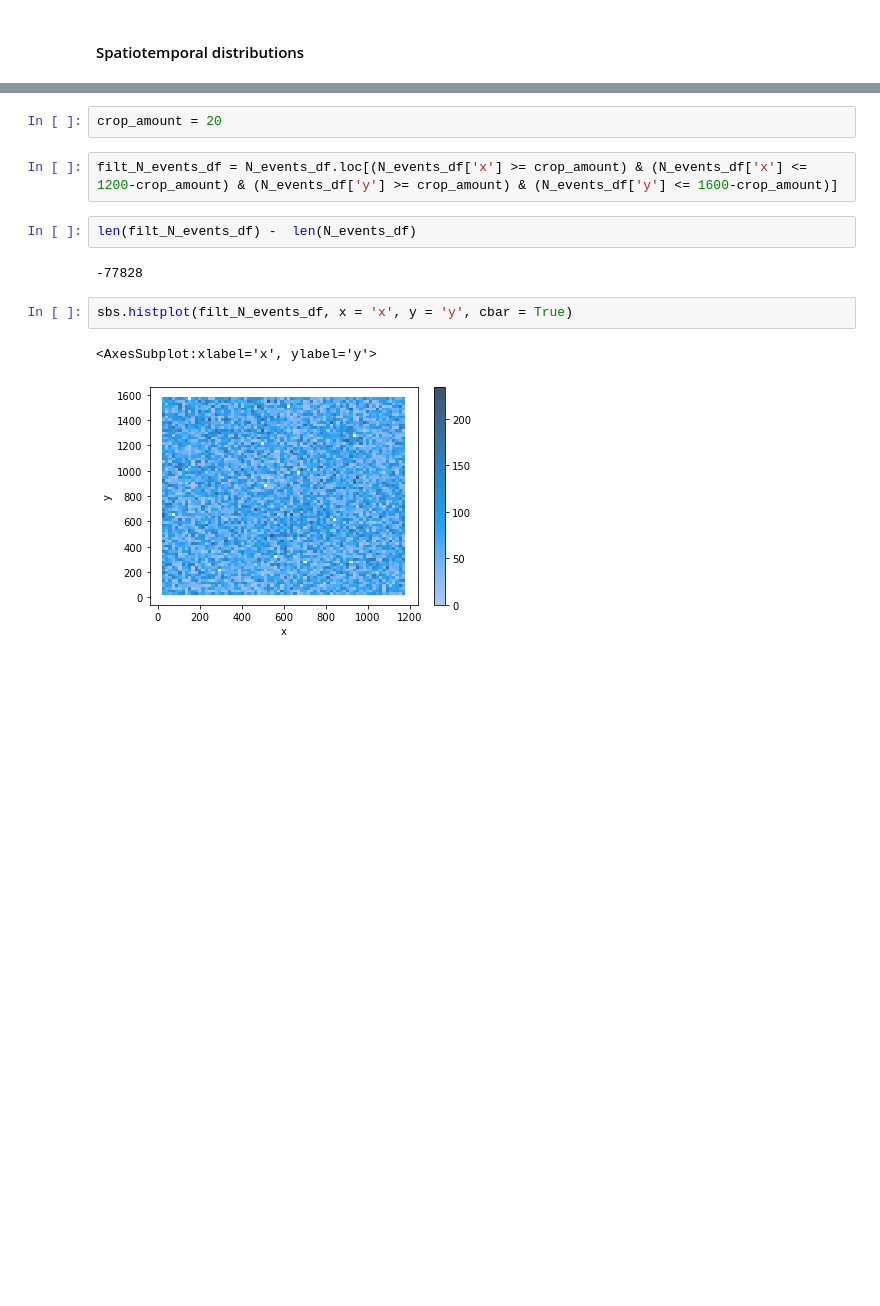
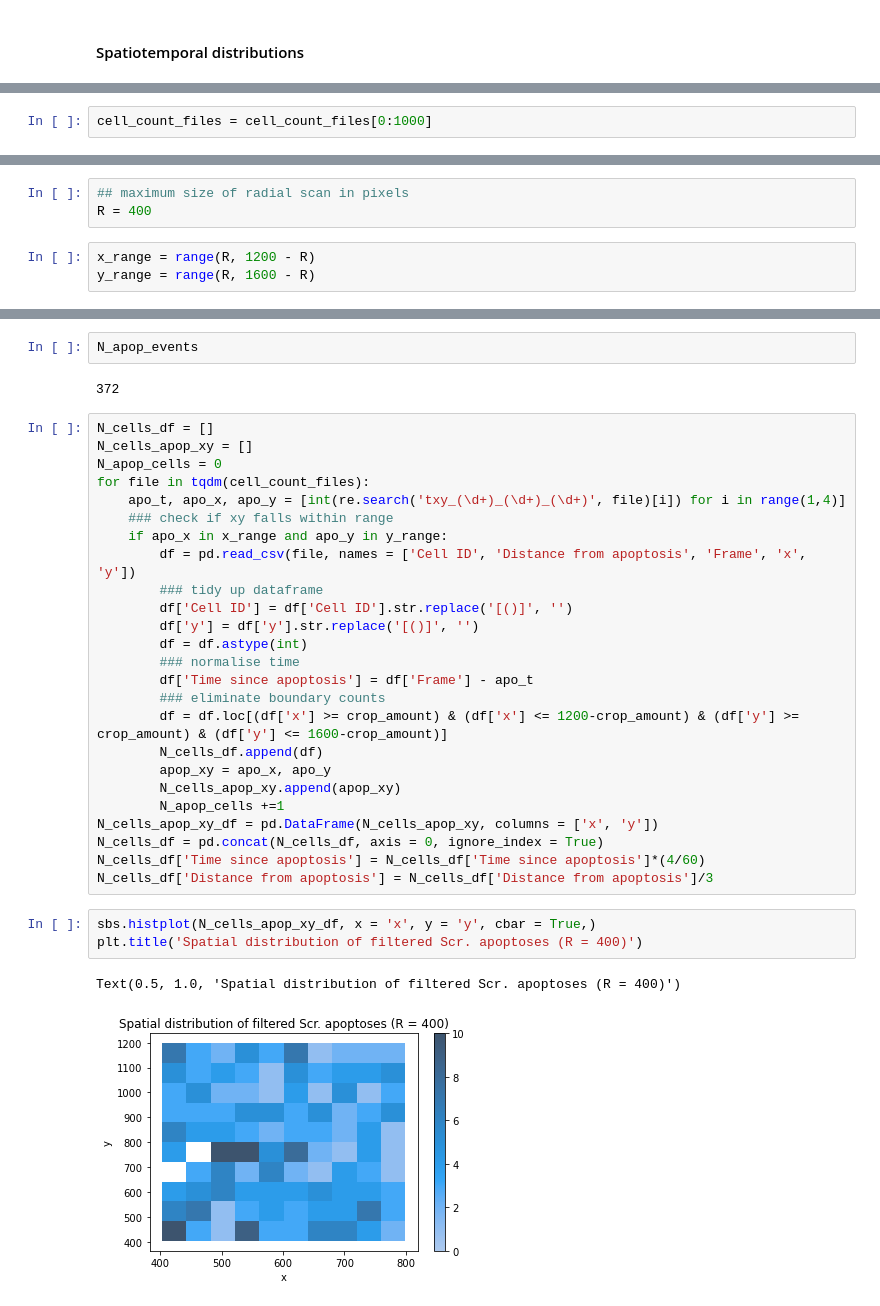
Before and after one commit to nthndy/cell-comp-analysis, a Jupyter notebook: radial_analysis/radial_analysis_lite.ipynb, the cells around one changed output, grey strips where cells are left out. Saved outputs shown, nothing was run; the diff lists cells and outputs as text; blank space fills up the shorter version.

Commit message:
reshaping radial plots looks promising

```diff
--- a/radial_analysis/radial_analysis_lite.ipynb
+++ b/radial_analysis/radial_analysis_lite.ipynb
@@ -317,0 +297,2 @@ Text(0.5, 1.0, 'Spatio-temporal distribution of wild-type divisions')
+# %%
+cell_count_files = cell_count_files[0:1000]
@@ -317,0 +443,6 @@ Text(0.5, 1.0, 'Spatio-temporal distribution of wild-type divisions')
+# %%
+## maximum size of radial scan in pixels
+R = 400
+# %%
+x_range = range(R, 1200 - R)
+y_range = range(R, 1600 - R)
@@ -334,13 +496,35 @@ N_events_df
-# %%
-crop_amount = 20
-# %%
-filt_N_events_df = N_events_df.loc[(N_events_df['x'] >= crop_amount) & (N_events_df['x'] <= 1200-crop_amount) & (N_events_df['y'] >= crop_amount) & (N_events_df['y'] <= 1600-crop_amount)]
-# %%
-len(filt_N_events_df) -  len(N_events_df)
-# %% [output]
--77828
+# %%
+N_apop_events
+# %% [output]
+372
+# %%
+N_cells_df = []
+N_cells_apop_xy = []
+N_apop_cells = 0
+for file in tqdm(cell_count_files):
+    apo_t, apo_x, apo_y = [int(re.search('txy_(\d+)_(\d+)_(\d+)', file)[i]) for i in range(1,4)]
+    ### check if xy falls within range
+    if apo_x in x_range and apo_y in y_range:
+        df = pd.read_csv(file, names = ['Cell ID', 'Distance from apoptosis', 'Frame', 'x', 'y'])
+        ### tidy up dataframe
+        df['Cell ID'] = df['Cell ID'].str.replace('[()]', '')
+        df['y'] = df['y'].str.replace('[()]', '')
+        df = df.astype(int)
+        ### normalise time
+        df['Time since apoptosis'] = df['Frame'] - apo_t
+        ### eliminate boundary counts
+        df = df.loc[(df['x'] >= crop_amount) & (df['x'] <= 1200-crop_amount) & (df['y'] >= crop_amount) & (df['y'] <= 1600-crop_amount)]
+        N_cells_df.append(df)
+        apop_xy = apo_x, apo_y
+        N_cells_apop_xy.append(apop_xy)
+        N_apop_cells +=1
+N_cells_apop_xy_df = pd.DataFrame(N_cells_apop_xy, columns = ['x', 'y'])
+N_cells_df = pd.concat(N_cells_df, axis = 0, ignore_index = True)
+N_cells_df['Time since apoptosis'] = N_cells_df['Time since apoptosis']*(4/60)
+N_cells_df['Distance from apoptosis'] = N_cells_df['Distance from apoptosis']/3
 # %%
-sbs.histplot(filt_N_events_df, x = 'x', y = 'y', cbar = True)
+sbs.histplot(N_cells_apop_xy_df, x = 'x', y = 'y', cbar = True,)
+plt.title('Spatial distribution of filtered Scr. apoptoses (R = 400)')
 # %% [output]
-<AxesSubplot:xlabel='x', ylabel='y'>
+Text(0.5, 1.0, 'Spatial distribution of filtered Scr. apoptoses (R = 400)')
-[figure, old version]
+[figure, new version]
```
Also changed, not shown: parts of 102 cells of this notebook.
